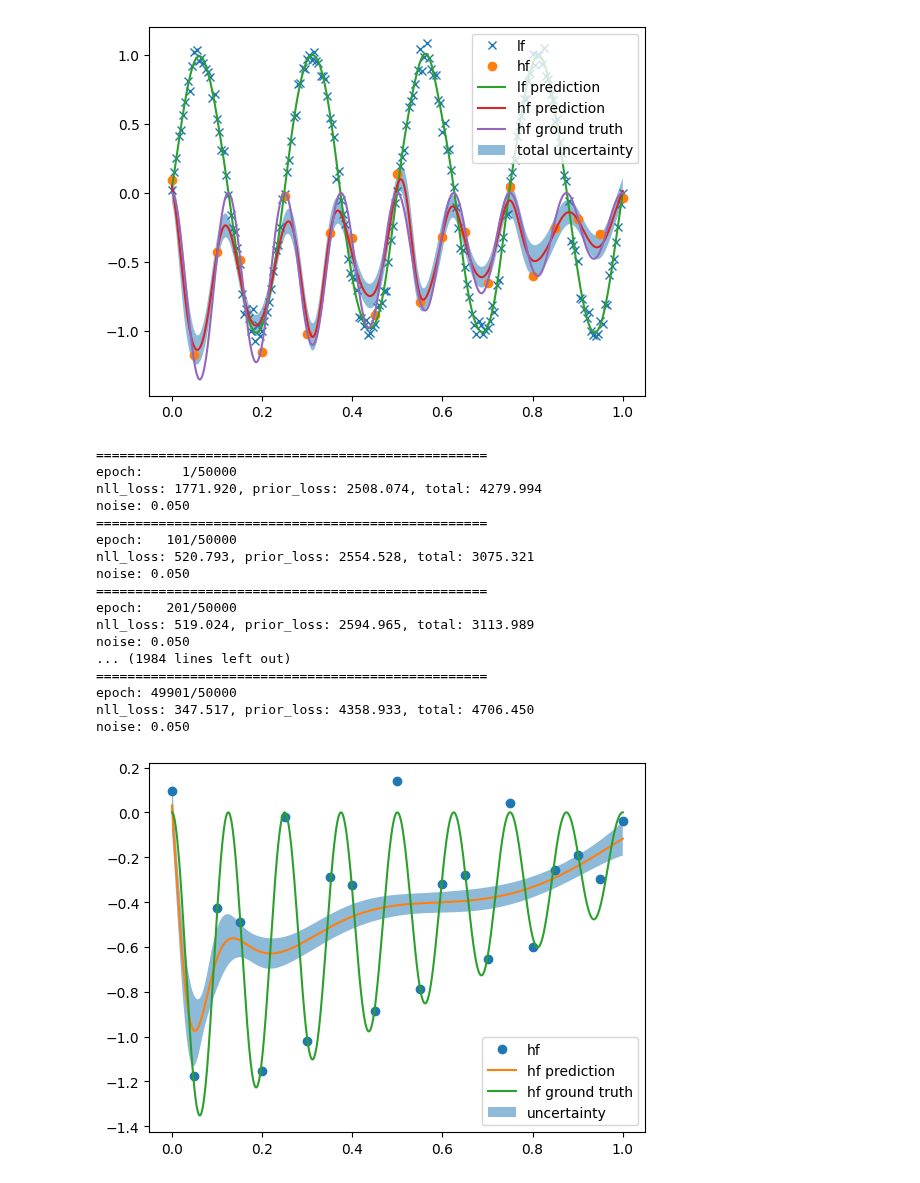
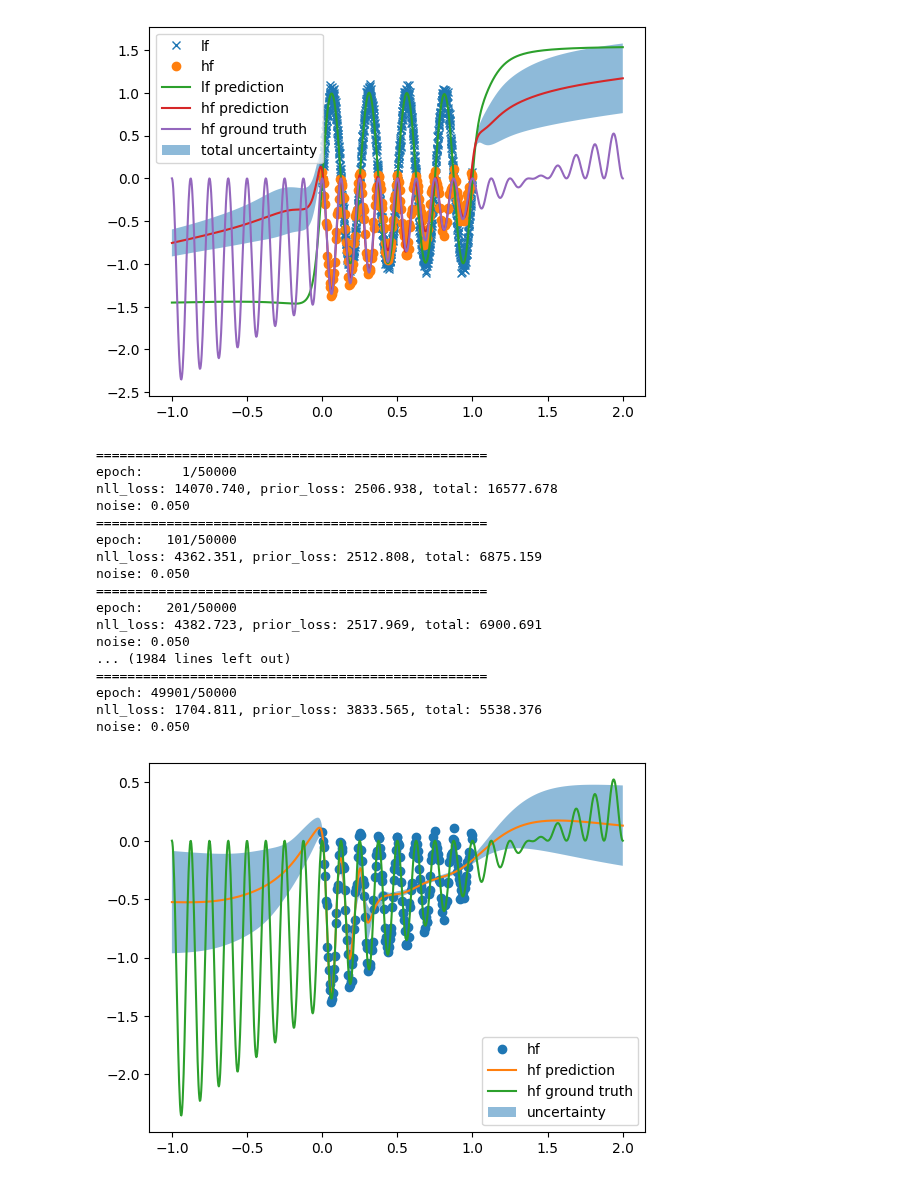
Before and after one commit to bessagroup/mfbml, a Jupyter notebook: examples/mfdnnbnn/idea_mfdnnbnn.ipynb, the cells around one changed output. Cells and saved outputs as stored; diff of their text form; code cells hidden in the pictures.

```diff
--- a/examples/mfdnnbnn/idea_mfdnnbnn.ipynb
+++ b/examples/mfdnnbnn/idea_mfdnnbnn.ipynb
@@ -12,8 +12,8 @@ func = MengCase1(noise_std=0.05)
 num_dim = 1
 
 # use multi-fidelity forrester function to test the performance of the MFDNNBNN class
-lf_samples = torch.linspace(0, 1, 201).reshape(-1, 1)
-hf_samples = lf_samples[::10]  # sample every 5 points
+lf_samples = torch.linspace(0, 1, 1001).reshape(-1, 1)
+hf_samples = lf_samples[::5]  # sample every 5 points
 
 
 # generate responses
@@ -56,7 +56,7 @@ responses = {"lf": lf_responses, "hf": hf_responses}
 # lf train config
 lf_train_config = {"batch_size": None, "num_epochs": 20000, "print_iter": 100}
 hf_train_config = {
-    "num_epochs": 50000,
+    "num_epochs": 30000,
     "sample_freq": 100,
     "print_info": True,
     "burn_in_epochs": 20000,
@@ -115,35 +115,41 @@ nll_loss: 14.627, prior_loss: 4303.849, total: 4318.476
 noise: 0.050
+# %%
+y, epistemic, total_unc, aleatoric = mfdnnbnn.predict(
+    x=torch.linspace(-1, 2, 1000).reshape(-1, 1)
+)
+# lf prediction
+lf_y = mfdnnbnn.lf_model.forward(torch.linspace(-1, 2, 1000).reshape(-1, 1))
 # %%
 # print the prediction
 
 # plot
 
 plt.figure()
 plt.plot(lf_samples, lf_responses, "x", label="lf")
 plt.plot(hf_samples, hf_responses, "o", label="hf")
 # plot lf prediction
 plt.plot(
-    torch.linspace(0, 1, 1000).numpy(), lf_y.detach().numpy(), label="lf prediction"
+    torch.linspace(-1, 2, 1000).numpy(), lf_y.detach().numpy(), label="lf prediction"
 )
-plt.plot(torch.linspace(0, 1, 1000).numpy(), y, label="hf prediction")
+plt.plot(torch.linspace(-1, 2, 1000).numpy(), y, label="hf prediction")
 plt.plot(
-    torch.linspace(0, 1, 1000).numpy(),
-    func.hf(torch.linspace(0, 1, 1000).reshape(-1, 1),
+    torch.linspace(-1, 2, 1000).numpy(),
+    func.hf(torch.linspace(-1, 2, 1000).reshape(-1, 1),
             noise_hf=0.0).detach().numpy(),
     label="hf ground truth",
 )
 plt.fill_between(
-    torch.linspace(0, 1, 1000).numpy(),
+    torch.linspace(-1, 2, 1000).numpy(),
     (y - 2 * epistemic).reshape(-1),
     (y + 2 * epistemic).reshape(-1),
     alpha=0.5,
     label="total uncertainty",
 )
 plt.legend()
 # plt.savefig("mfdnnbnn.png", bbox_inches='tight', dpi=300)
 plt.show()
 # %% [output]
-[figure, old version]
+[figure, new version]
 # %%
 # train a standard bnn to fit the data
 from mfbml.methods.bnn import BNNWrapper
@@ -171,39 +177,39 @@ model.train(
 # %% [output]
 ==================================================
 epoch:     1/50000
-nll_loss: 1771.920, prior_loss: 2508.074, total: 4279.994
+nll_loss: 14070.740, prior_loss: 2506.938, total: 16577.678
 noise: 0.050
 ==================================================
 epoch:   101/50000
-nll_loss: 520.793, prior_loss: 2554.528, total: 3075.321
+nll_loss: 4362.351, prior_loss: 2512.808, total: 6875.159
 noise: 0.050
 ==================================================
 epoch:   201/50000
-nll_loss: 519.024, prior_loss: 2594.965, total: 3113.989
+nll_loss: 4382.723, prior_loss: 2517.969, total: 6900.691
 noise: 0.050
 ... (1984 lines left out)
 ==================================================
 epoch: 49901/50000
-nll_loss: 347.517, prior_loss: 4358.933, total: 4706.450
+nll_loss: 1704.811, prior_loss: 3833.565, total: 5538.376
 noise: 0.050
 # %%
 # predict the model
 bnn_y, bnn_epistemic, bnn_total_unc, bnn_aleatoric = model.predict(
-    x=torch.linspace(0, 1, 1000).reshape(-1, 1)
+    x=torch.linspace(-1, 2, 1000).reshape(-1, 1)
 )
 
 # plot
 plt.figure()
 plt.plot(hf_samples, hf_responses, "o", label="hf")
-plt.plot(torch.linspace(0, 1, 1000).numpy(), bnn_y, label="hf prediction")
+plt.plot(torch.linspace(-1, 2, 1000).numpy(), bnn_y, label="hf prediction")
 plt.plot(
-    torch.linspace(0, 1, 1000).numpy(),
-    func.hf(torch.linspace(0, 1, 1000).reshape(-1, 1),
+    torch.linspace(-1, 2, 1000).numpy(),
+    func.hf(torch.linspace(-1, 2, 1000).reshape(-1, 1),
             noise_hf=0.0).detach().numpy(),
     label="hf ground truth",
 )
 plt.fill_between(
-    torch.linspace(0, 1, 1000).numpy(),
+    torch.linspace(-1, 2, 1000).numpy(),
     (bnn_y - 2 * bnn_epistemic).reshape(-1),
     (bnn_y + 2 * bnn_epistemic).reshape(-1),
     alpha=0.5,
@@ -213,7 +219,7 @@ plt.legend()
 # plt.savefig("bnn.png", bbox_inches='tight', dpi=300)
 plt.show()
 # %% [output]
-[figure, old version]
+[figure, new version]
 # %%
 # try to get the accuracy metrics of the two models
 from sklearn.metrics import mean_squared_error, r2_score, mean_absolute_error
```
Also changed, not shown: parts of 4 cells of this notebook, 24 other files.
